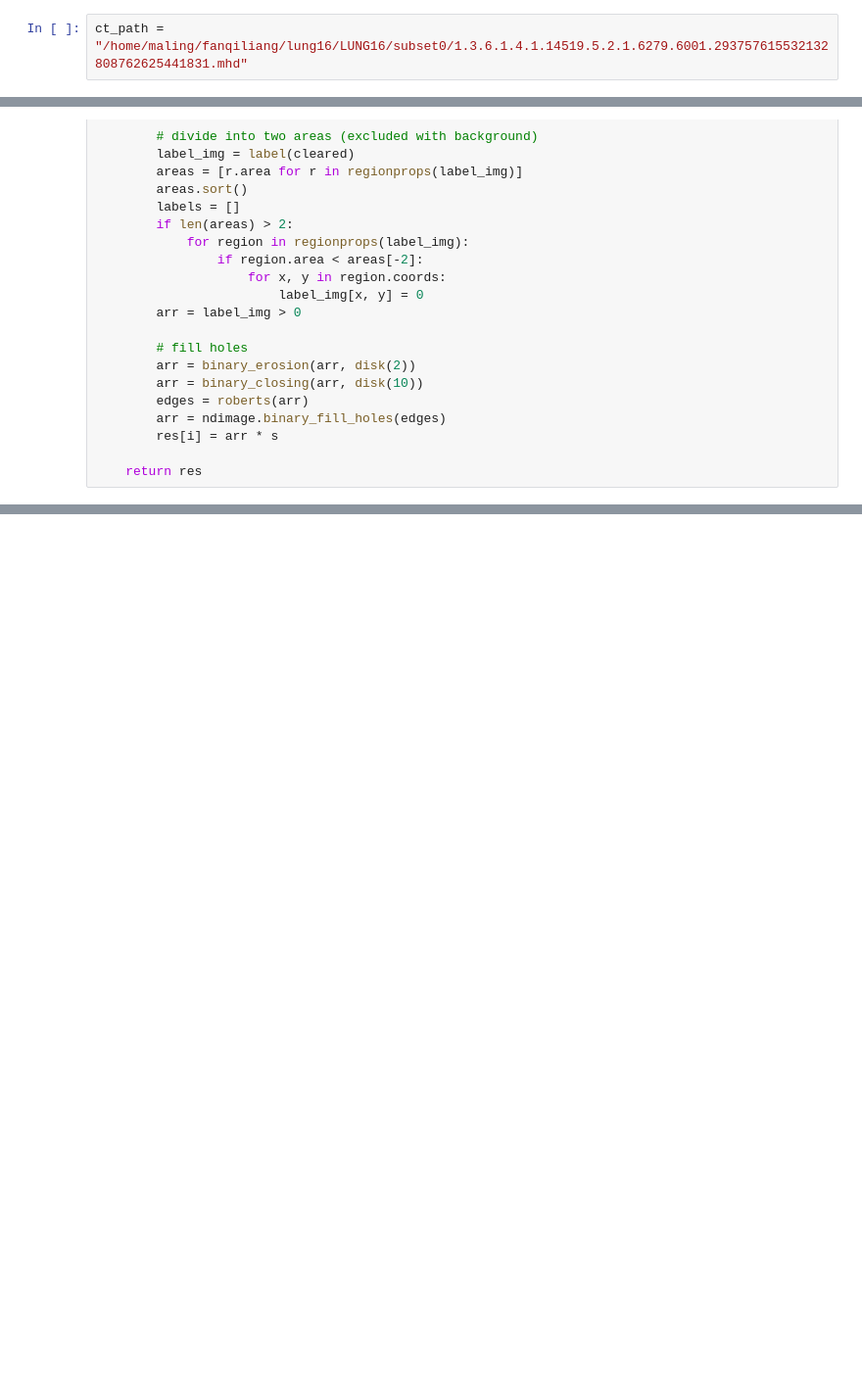
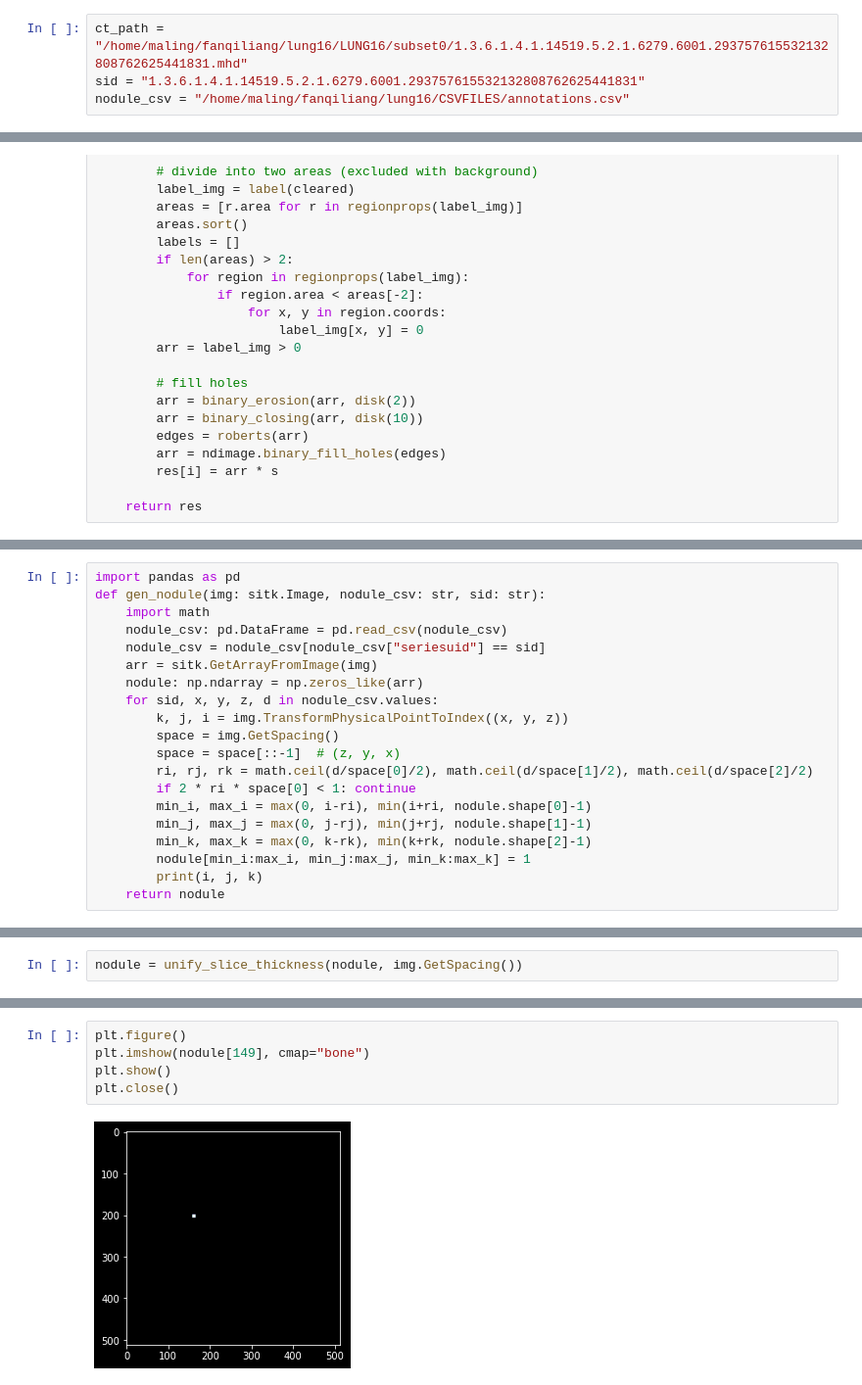
Before and after one commit to QiliangFan/NoduleDetection, a Jupyter notebook: prreprocess/test_utils.ipynb, the cells around one changed output, grey strips where cells are left out. Shown at 98% size. Saved outputs shown, nothing was run; the diff lists cells and outputs as text; blank space fills up the shorter version.

```diff
--- a/prreprocess/test_utils.ipynb
+++ b/prreprocess/test_utils.ipynb
@@ -2,6 +2,8 @@
 # Test Utils
 # %%
 ct_path = "/home/maling/fanqiliang/lung16/LUNG16/subset0/1.3.6.1.4.1.14519.5.2.1.6279.6001.293757615532132808762625441831.mhd"
+sid = "1.3.6.1.4.1.14519.5.2.1.6279.6001.293757615532132808762625441831"
+nodule_csv = "/home/maling/fanqiliang/lung16/CSVFILES/annotations.csv"
 # %%
 from typing import Sequence, Tuple, Union
 
@@ -120,0 +126,20 @@ plt.close()
+# %%
+import pandas as pd
+def gen_nodule(img: sitk.Image, nodule_csv: str, sid: str):
+    import math
+    nodule_csv: pd.DataFrame = pd.read_csv(nodule_csv)
+    nodule_csv = nodule_csv[nodule_csv["seriesuid"] == sid]
+    arr = sitk.GetArrayFromImage(img)
+    nodule: np.ndarray = np.zeros_like(arr)
+    for sid, x, y, z, d in nodule_csv.values:
+        k, j, i = img.TransformPhysicalPointToIndex((x, y, z))
+        space = img.GetSpacing()
+        space = space[::-1]  # (z, y, x)
+        ri, rj, rk = math.ceil(d/space[0]/2), math.ceil(d/space[1]/2), math.ceil(d/space[2]/2)
+        if 2 * ri * space[0] < 1: continue
+        min_i, max_i = max(0, i-ri), min(i+ri, nodule.shape[0]-1)
+        min_j, max_j = max(0, j-rj), min(j+rj, nodule.shape[1]-1)
+        min_k, max_k = max(0, k-rk), min(k+rk, nodule.shape[2]-1)
+        nodule[min_i:max_i, min_j:max_j, min_k:max_k] = 1
+        print(i, j, k)
+    return nodule
@@ -120,0 +151,2 @@ plt.close()
+# %%
+nodule = unify_slice_thickness(nodule, img.GetSpacing())
@@ -120,0 +157,7 @@ plt.close()
+# %%
+plt.figure()
+plt.imshow(nodule[149], cmap="bone")
+plt.show()
+plt.close()
+# %% [output]
+[figure, added]
```
Also changed, not shown: parts of 6 cells of this notebook, 6 other files.
